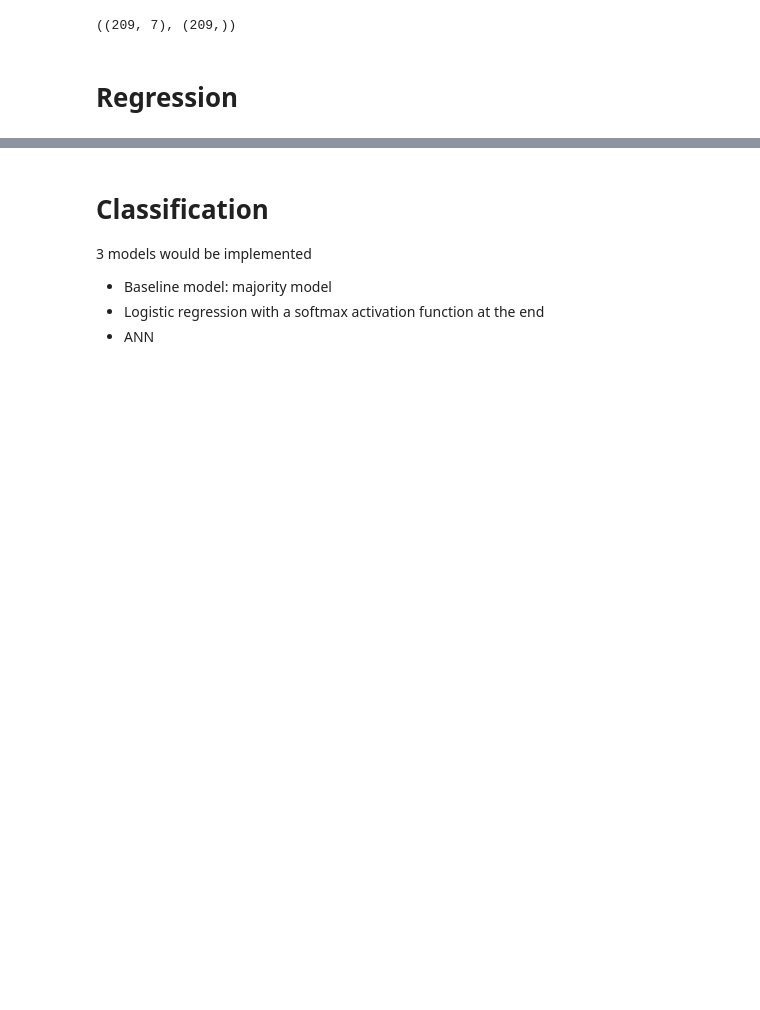
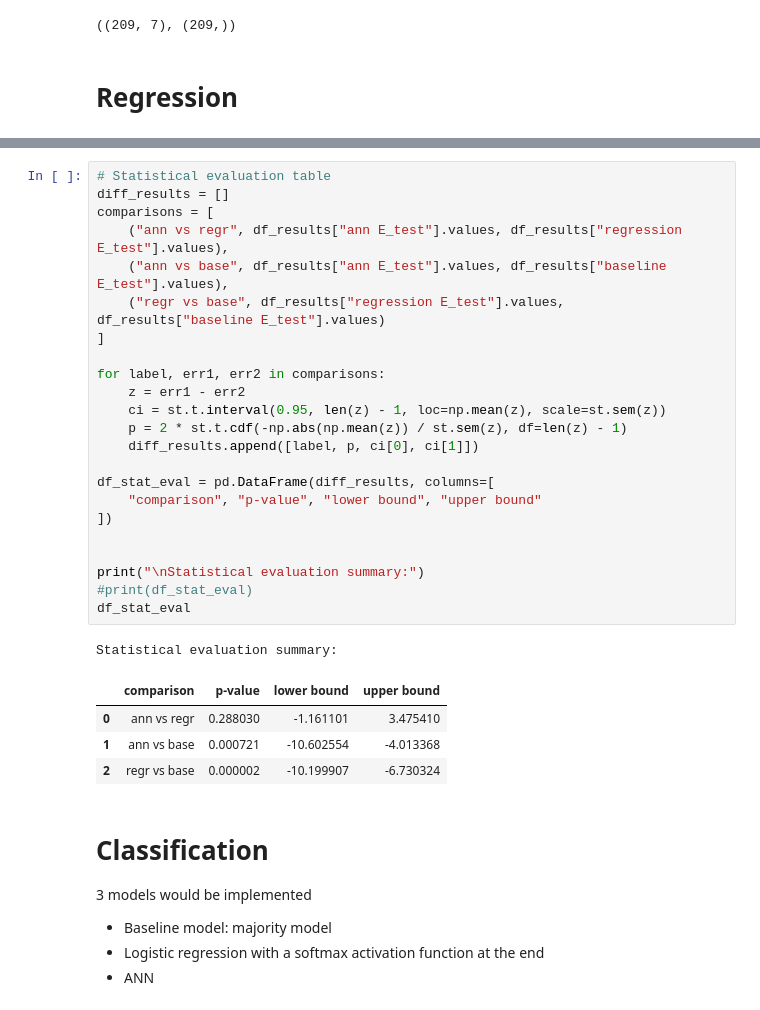
Before and after one commit to Connorudd02/Project_1, a Jupyter notebook: Project_2.ipynb, the cells around one changed output, grey strips where cells are left out. Cells and saved outputs as stored; diff of their text form; blank space fills up the shorter version.

```diff
--- a/Project_2.ipynb
+++ b/Project_2.ipynb
@@ -113,3 +275,32 @@ X_standardized.shape, y.shape
+# %%
+# Statistical evaluation table
+diff_results = []
+comparisons = [
+    ("ann vs regr", df_results["ann E_test"].values, df_results["regression E_test"].values),
+    ("ann vs base", df_results["ann E_test"].values, df_results["baseline E_test"].values),
+    ("regr vs base", df_results["regression E_test"].values, df_results["baseline E_test"].values)
+]
+
+for label, err1, err2 in comparisons:
+    z = err1 - err2
+    ci = st.t.interval(0.95, len(z) - 1, loc=np.mean(z), scale=st.sem(z))
+    p = 2 * st.t.cdf(-np.abs(np.mean(z)) / st.sem(z), df=len(z) - 1)
+    diff_results.append([label, p, ci[0], ci[1]])
+
+df_stat_eval = pd.DataFrame(diff_results, columns=[
+    "comparison", "p-value", "lower bound", "upper bound"
+])
+
+
+print("\nStatistical evaluation summary:")
+#print(df_stat_eval)
+df_stat_eval
+# %% [output]
+Statistical evaluation summary:
+|  | comparison | p-value | lower bound | upper bound |
+| 0 | ann vs regr | 0.288030 | -1.161101 | 3.475410 |
+| 1 | ann vs base | 0.000721 | -10.602554 | -4.013368 |
+| 2 | regr vs base | 0.000002 | -10.199907 | -6.730324 |
 # %% [markdown]
 # Classification
 3 models would be implemented
```
Also changed, not shown: parts of 22 cells of this notebook.
